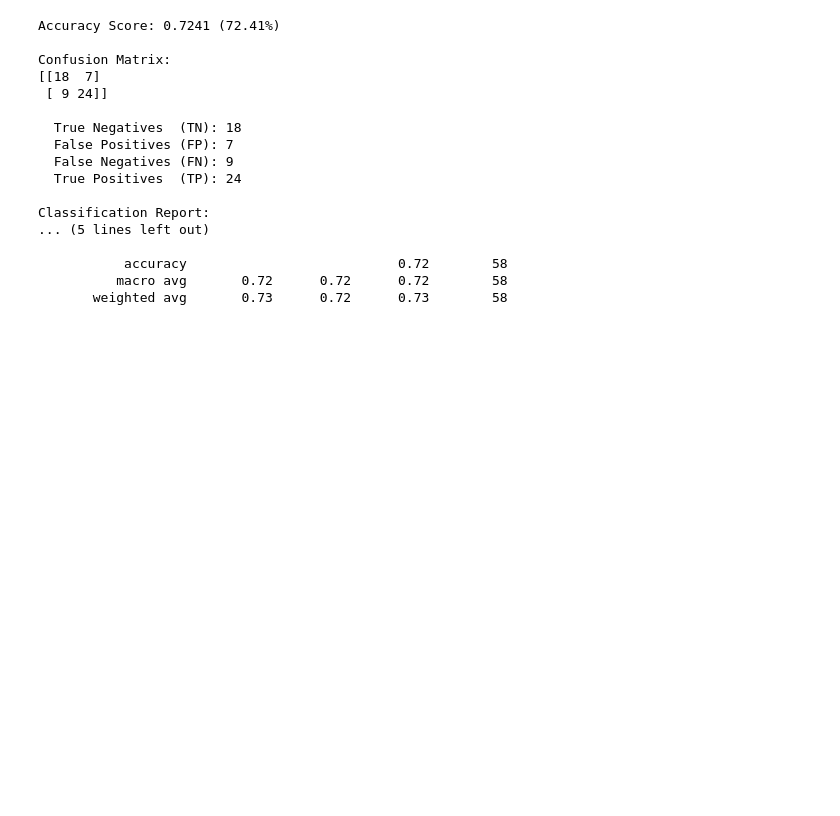
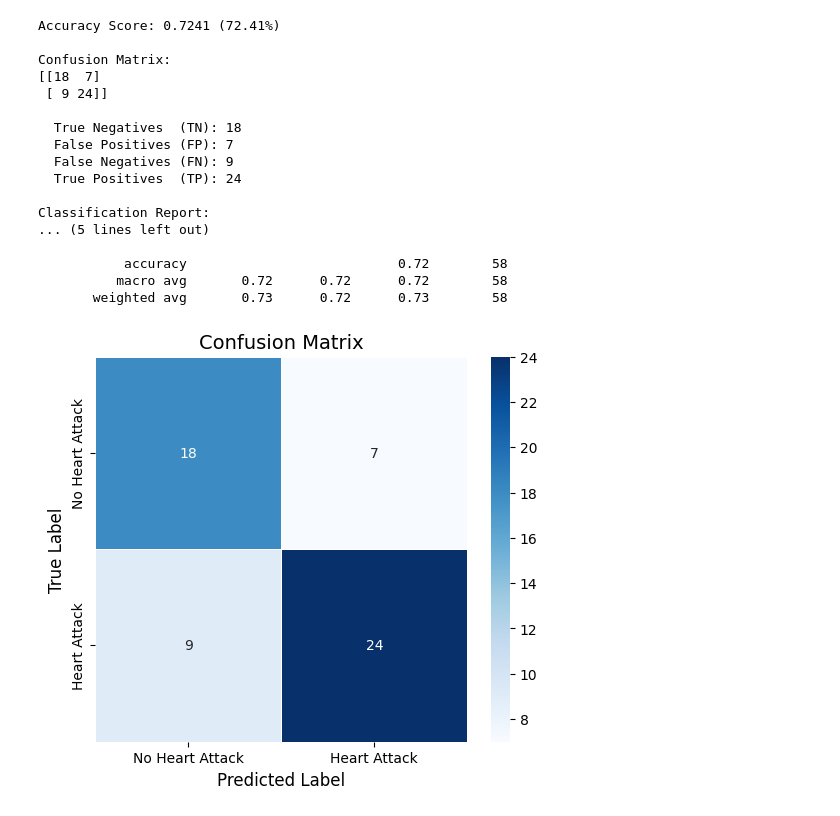
Before and after one commit to GhostMitra/IEM-Assignments, a Jupyter notebook: Semester_4/C6/Artificial_Intelligence_and_Machine_Learning_Lab/Assignment_9b.ipynb, the cells around one changed output. Drawn from its saved outputs; the diff is of its cells as text; code cells hidden in the pictures; blank space fills up the shorter version.

Commit message:
assignment update

```diff
--- a/Semester_4/C6/Artificial_Intelligence_and_Machine_Learning_Lab/Assignment_9b.ipynb
+++ b/Semester_4/C6/Artificial_Intelligence_and_Machine_Learning_Lab/Assignment_9b.ipynb
@@ -266,37 +261,119 @@ Wrong Predictions  : 16
 # Accuracy
 accuracy = accuracy_score(y_test, y_pred)
 print(f'Accuracy Score: {accuracy:.4f} ({accuracy*100:.2f}%)')
-
 # Confusion Matrix
 cm = confusion_matrix(y_test, y_pred)
 print('\nConfusion Matrix:')
 print(cm)
 tn, fp, fn, tp = cm.ravel()
 print(f'\n  True Negatives  (TN): {tn}')
 print(f'  False Positives (FP): {fp}')
 print(f'  False Negatives (FN): {fn}')
 print(f'  True Positives  (TP): {tp}')
 
 # Classification Report
 print('\nClassification Report:')
 print('='*55)
 print(classification_report(y_test, y_pred,
                              target_names=['No Heart Attack (0)', 'Heart Attack (1)']))
+# -------- Confusion Matrix --------
+plt.figure(figsize=(6,5))
+
+sns.heatmap(
+    cm,
+    annot=True,
+    fmt='d',
+    cmap='Blues',
+    xticklabels=['No Heart Attack', 'Heart Attack'],
+    yticklabels=['No Heart Attack', 'Heart Attack'],
+    linewidths=0.5,
+    linecolor='white'
+)
+
+plt.title('Confusion Matrix', fontsize=14)
+plt.xlabel('Predicted Label', fontsize=12)
+plt.ylabel('True Label', fontsize=12)
+
+plt.savefig('Assignment_9b_confusion_matrix.png', dpi=1200, bbox_inches='tight')
+plt.show()
+
+print("Confusion matrix saved as Assignment_9b_confusion_matrix.png")
+
+# -------- Classification Metrics Bar Chart --------
+plt.figure(figsize=(7,5))
+
+report = classification_report(
+    y_test,
+    y_pred,
+    target_names=['No Heart Attack', 'Heart Attack'],
+    output_dict=True
+)
+
+metrics = ['precision', 'recall', 'f1-score']
+classes = ['No Heart Attack', 'Heart Attack']
+
+x = np.arange(len(metrics))
+width = 0.3
+colors_bar = ['#3498db', '#e74c3c']
+
+for i, (cls, color) in enumerate(zip(classes, colors_bar)):
+    vals = [report[cls][m] for m in metrics]
+
+    bars = plt.bar(
+        x + i * width,
+        vals,
+        width,
+        label=cls,
+        color=color,
+        alpha=0.85,
+        edgecolor='white'
+    )
+
+    for bar, val in zip(bars, vals):
+        plt.text(
+            bar.get_x() + bar.get_width()/2,
+            bar.get_height() + 0.01,
+            f'{val:.2f}',
+            ha='center',
+            va='bottom',
+            fontsize=10,
+            fontweight='bold'
+        )
+accuracy = accuracy_score(y_test, y_pred)
+plt.axhline(
+    y=accuracy,
+    color='green',
+    linestyle='--',
+    linewidth=1.5,
+    label=f'Overall Accuracy: {accuracy:.2f}'
+)
+
+plt.xticks(x + width/2, ['Precision', 'Recall', 'F1-Score'], fontsize=12)
+plt.ylabel('Score', fontsize=12)
+plt.ylim(0, 1.1)
+plt.title('Classification Metrics by Class', fontsize=14, fontweight='bold')
+
+plt.legend(fontsize=10)
+plt.grid(True, alpha=0.3, axis='y')
+
+plt.savefig('Assignment_9b_classification_metrics.png', dpi=1200, bbox_inches='tight')
+plt.show()
 # %% [output]
 Accuracy Score: 0.7241 (72.41%)
 
 Confusion Matrix:
 [[18  7]
  [ 9 24]]
 
   True Negatives  (TN): 18
   False Positives (FP): 7
   False Negatives (FN): 9
   True Positives  (TP): 24
 
 Classification Report:
 ... (5 lines left out)
 
            accuracy                           0.72        58
           macro avg       0.72      0.72      0.72        58
        weighted avg       0.73      0.72      0.73        58
+[figure, added]
```
Also changed, not shown: parts of 26 cells of this notebook, 15 other files.
